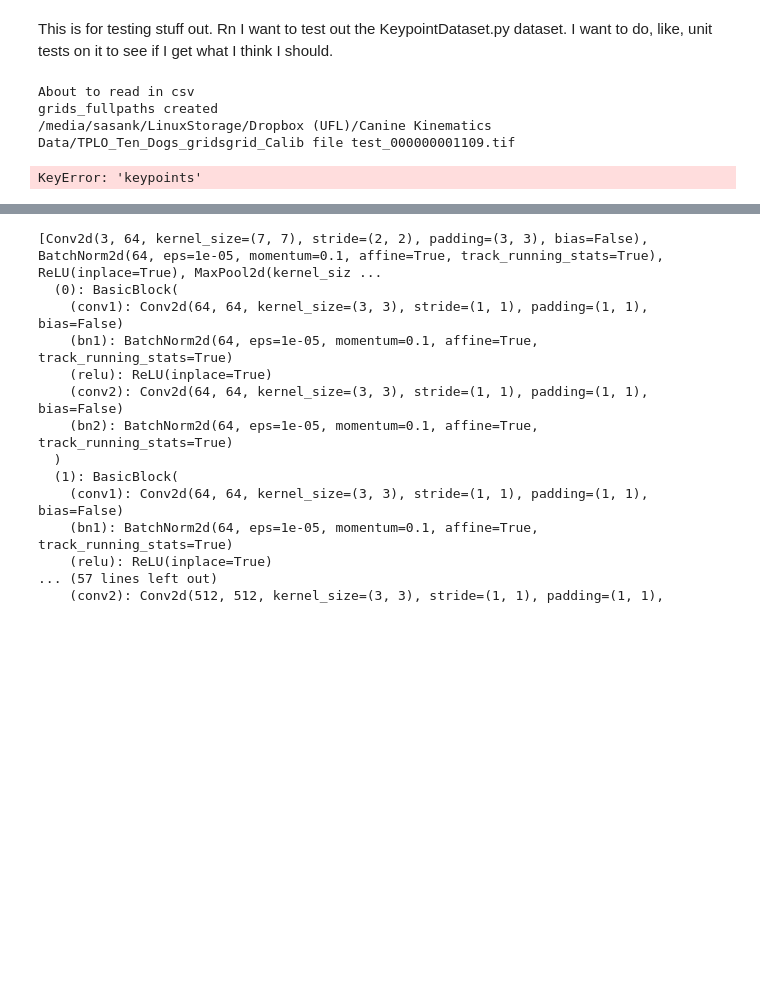
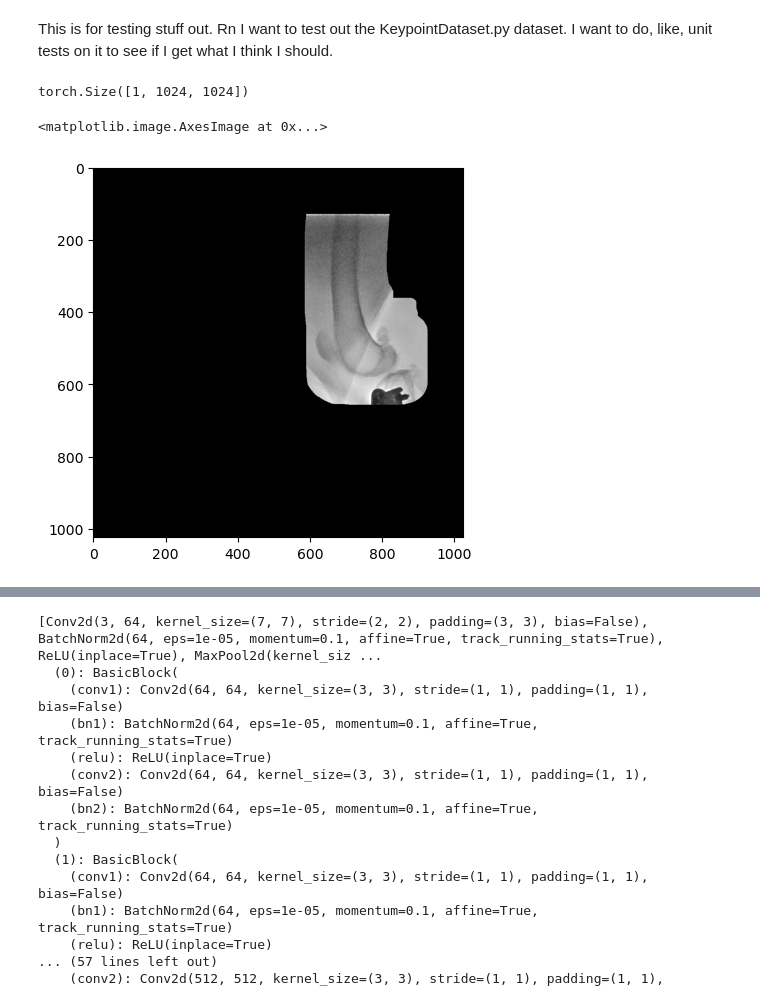
Before and after one commit to BRIO-lab/Stifle-Keypoints, a Jupyter notebook: scripts/testing.ipynb, the cells around one changed output, grey strips where cells are left out. Cells and saved outputs as stored; diff of their text form; code cells hidden in the pictures; blank space fills up the shorter version.

```diff
--- a/scripts/testing.ipynb
+++ b/scripts/testing.ipynb
@@ -138,9 +140,18 @@ config = Configuration()
 # %%
 #os.chdir('C:/Users/Sasank/Documents/GitRepos/Stifle-Keypoints/')
 os.chdir('/home/sasank/Documents/GitRepos/Stifle-Keypoints/')
-dataset = KeypointDataset(config, 'train')
+config = Configuration()
+evaluation_type = 'train'
+dataset = KeypointDataset(config, evaluation_type)
-# %% [output]
-About to read in csv
-grids_fullpaths created
-/media/sasank/LinuxStorage/Dropbox (UFL)/Canine Kinematics Data/TPLO_Ten_Dogs_gridsgrid_Calib file test_000000001109.tif
-KeyError: 'keypoints'
+# %%
+batch = next(iter(dataset))
+# %%
+image_tensor = batch['image']
+# This is a tensor of shape (batch_size, num_channels, height, width)
+# plot the first image in the batch
+print(image_tensor.shape)
+plt.imshow(image_tensor[0,:,:], cmap='gray')
+# %% [output]
+torch.Size([1, 1024, 1024])
+<matplotlib.image.AxesImage at 0x...>
+[figure, added]
```
Also changed, not shown: parts of 5 cells of this notebook, 4 other files.
